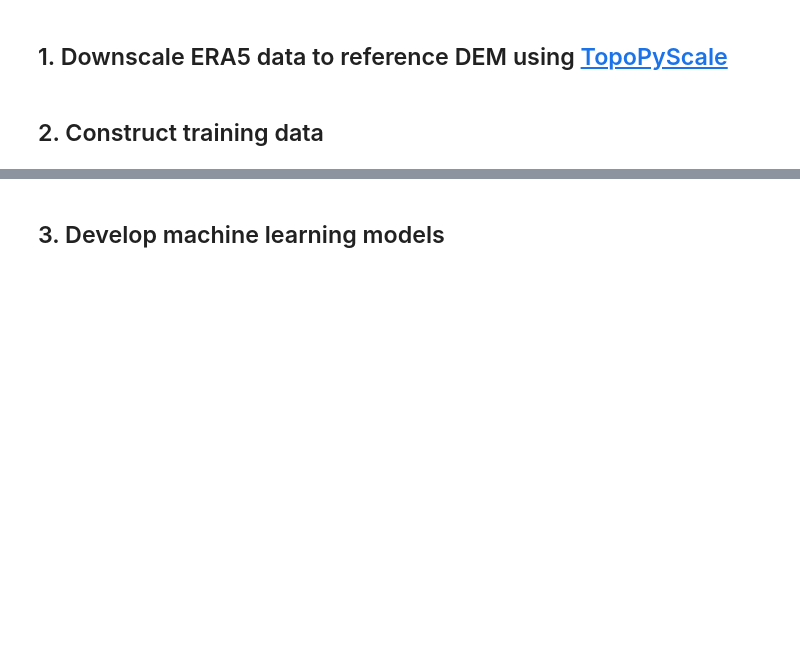
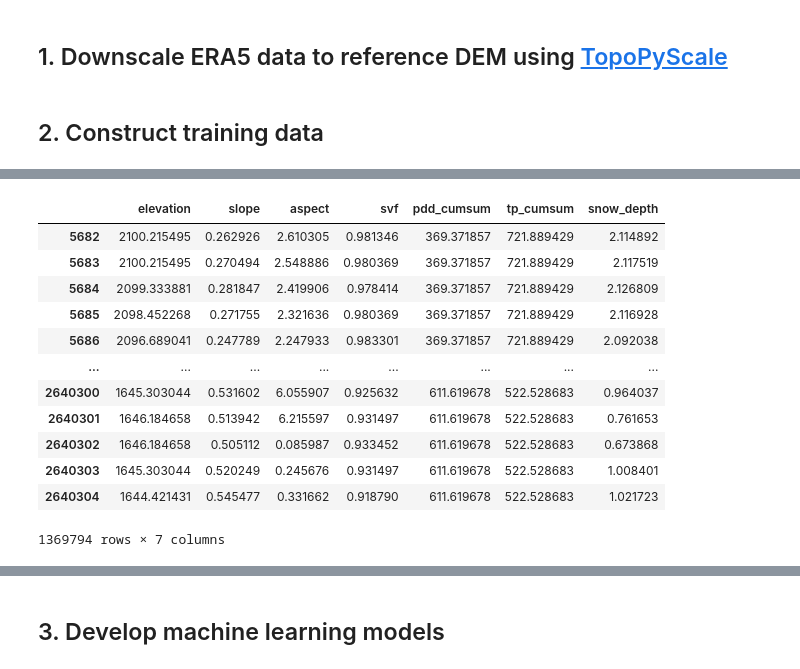
Before and after one commit to RaineyAbe/snowmal, a Jupyter notebook: snowmal_pipeline.ipynb, the cells around one changed output, grey strips where cells are left out. Saved outputs shown, nothing was run; the diff lists cells and outputs as text; code cells hidden in the pictures; blank space fills up the shorter version.

```diff
--- a/snowmal_pipeline.ipynb
+++ b/snowmal_pipeline.ipynb
@@ -77,2 +32,27 @@ mp.to_netcdf()
 # %% [markdown]
 ## 2. Construct training data
+# %%
+# Load downscaled climate data
+climate_fn = os.path.join(out_dir, '..', '..', 'outputs', 'output_daily.nc')
+climate = xr.open_dataset(climate_fn)
+
+# Load snow depth
+sd = rxr.open_rasterio(sd_fn)
+
+# Interpolate snow depth to climate coordinates
+sd_interp = sd.sel(x=climate.x.data, y=climate.y.data, method='nearest')
+
+# Add snow depth to climate dataset
+climate['snow_depth'] = (('y', 'x'), sd_interp.data[0])
+
+# Calculate cumulative positive degree days from air temperature
+climate['pdd'] = xr.where(climate['t'] > 0, climate['t'], 0)
+climate['pdd_cumsum'] = climate['pdd'].cumsum(dim='time')
+
+# Calculate cumulative daily precipitation
+climate['tp_cumsum'] = climate['tp'].cumsum(dim='time')
+
+# Select the date of the snow depth measurement
+sd_dt = np.datetime64(f'{sd_date}T00:00:00')
+training_data_xr = climate.sel(time=sd_dt, method='nearest')
+training_data_xr
@@ -78,0 +80,32 @@ mp.to_netcdf()
+# %%
+# Define feature columns and labels
+feature_cols = ['elevation', 'slope', 'aspect', 'svf', 'pdd_cumsum', 'tp_cumsum']
+labels = ['snow_depth']
+
+# Restructure raster into DataFrame of all point values
+training_data = pd.DataFrame()
+for col in feature_cols:
+    df = pd.DataFrame({col: np.ravel(training_data_xr[col].data)})
+    training_data = pd.concat([training_data, df], axis=1)
+for col in labels:
+    df = pd.DataFrame({col: np.ravel(training_data_xr[col].data)})
+    training_data = pd.concat([training_data, df], axis=1)
+
+# Save indices of rows with all real values (no NaNs allowed in classification)
+ireal = np.argwhere(training_data.isna().any(axis=1).values == False)
+training_data.dropna(inplace=True)
+training_data
+# %% [output]
+|  | elevation | slope | aspect | svf | pdd_cumsum | tp_cumsum | snow_depth |
+| 5682 | 2100.215495 | 0.262926 | 2.610305 | 0.981346 | 369.371857 | 721.889429 | 2.114892 |
+| 5683 | 2100.215495 | 0.270494 | 2.548886 | 0.980369 | 369.371857 | 721.889429 | 2.117519 |
+| 5684 | 2099.333881 | 0.281847 | 2.419906 | 0.978414 | 369.371857 | 721.889429 | 2.126809 |
+| 5685 | 2098.452268 | 0.271755 | 2.321636 | 0.980369 | 369.371857 | 721.889429 | 2.116928 |
+| 5686 | 2096.689041 | 0.247789 | 2.247933 | 0.983301 | 369.371857 | 721.889429 | 2.092038 |
+| ... | ... | ... | ... | ... | ... | ... | ... |
+| 2640300 | 1645.303044 | 0.531602 | 6.055907 | 0.925632 | 611.619678 | 522.528683 | 0.964037 |
+| 2640301 | 1646.184658 | 0.513942 | 6.215597 | 0.931497 | 611.619678 | 522.528683 | 0.761653 |
+| 2640302 | 1646.184658 | 0.505112 | 0.085987 | 0.933452 | 611.619678 | 522.528683 | 0.673868 |
+| 2640303 | 1645.303044 | 0.520249 | 0.245676 | 0.931497 | 611.619678 | 522.528683 | 1.008401 |
+| 2640304 | 1644.421431 | 0.545477 | 0.331662 | 0.918790 | 611.619678 | 522.528683 | 1.021723 |
+1369794 rows × 7 columns
```
Also changed, not shown: parts of 8 cells of this notebook, 3 other files.
